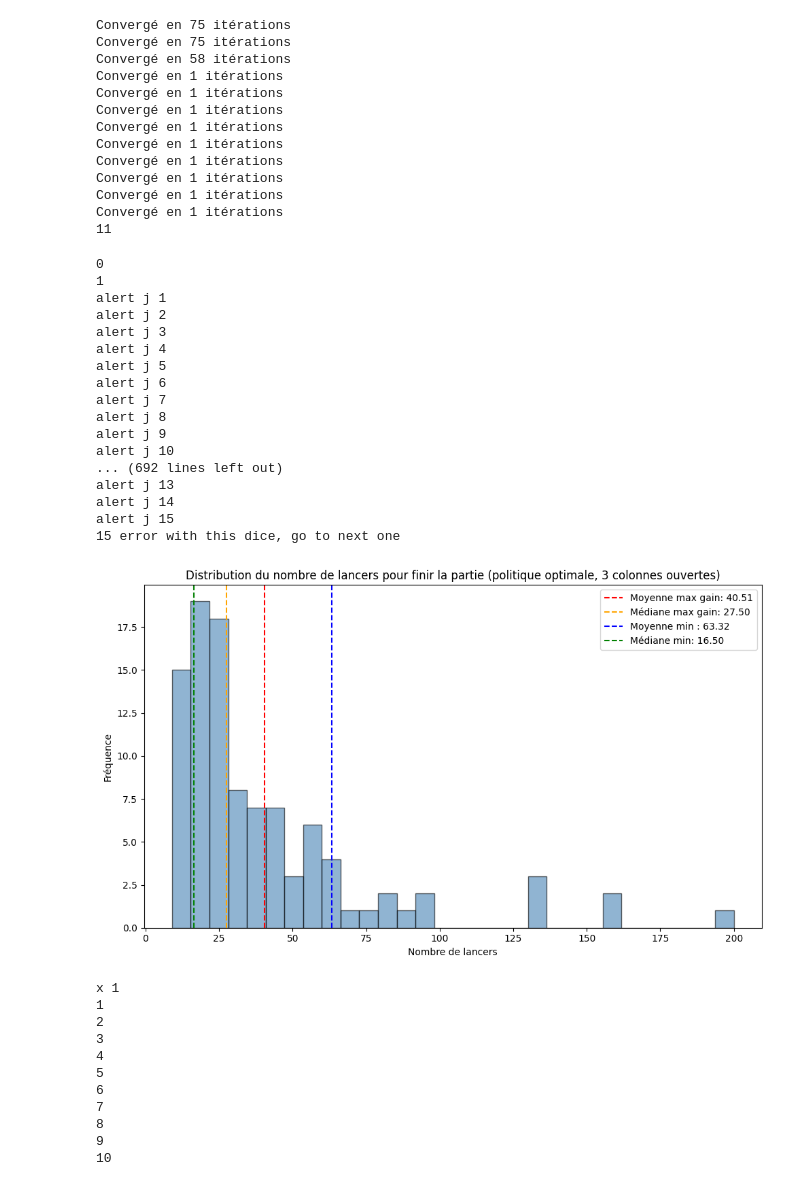
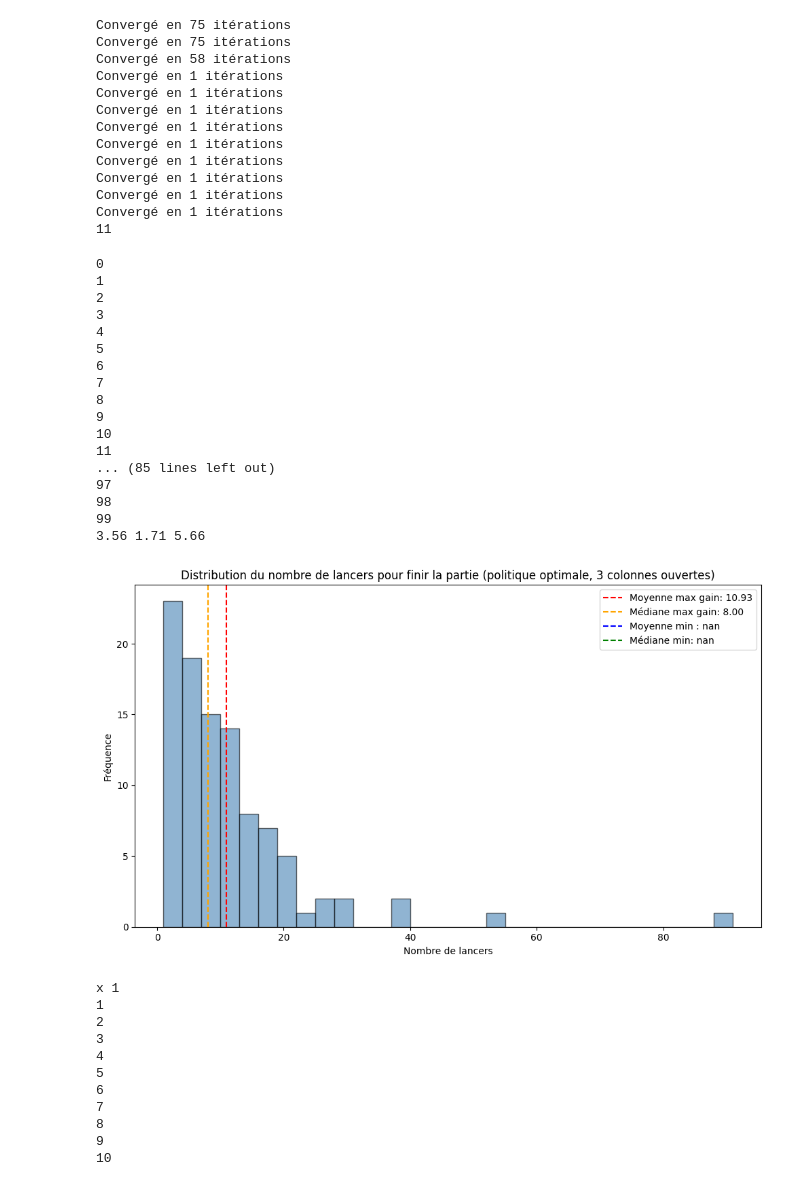
Before and after one commit to CamilleBernardB/Can-t-Stop-projet-IMI, a Jupyter notebook: 3 columns with numba.ipynb, the cells around one changed output. Drawn from its saved outputs; the diff is of its cells as text; code cells hidden in the pictures.

```diff
--- a/3 columns with numba.ipynb
+++ b/3 columns with numba.ipynb
@@ -393,6 +366,6 @@ def value_iteration(Nx, Ny, Nz, actions, prob_array, tol=1e-6, max_iter=100, x_b
 # %%
-N6, N7, N8 = 3, 7, 5
-OPEN = (2, 4, 11)
+N6, N7, N8 = 11, 13, 11
+OPEN = (6, 7, 8)
 actions, pair_array, prob_array = precompute_actions(OPEN)
-V, policy = value_iteration(N6, N7, N8, actions, prob_array)
+V = value_iteration(N6, N7, N8, actions, prob_array)
 print("Le gain optimal est :", V[0, 0, 0, 0, 0, 0])
@@ -639,7 +614,9 @@ def simulation_player_v1(lancers: list[list[tuple[int, int, int, int]]],
     alert_j, alert_i = 0,0
     V_max = Ns[col_3] + Ns[col_1] + Ns[col_2]
     _,policy = compute_V(Ns[col_1], Ns[col_2], Ns[col_3], actions, prob_array, V_max)
-    while x < Ns[col_1] and y < Ns[col_2] and z < Ns[col_3]: # stop if we finish the game
+    number_of_columns_closed = 0
+    n_to_finish_1, n_to_finish_2, n_to_finish_3 = 0,0,0
+    while x < Ns[col_1] or y < Ns[col_2] or z < Ns[col_3]: # stop if we finish the game
         i +=1
         #print(n_throw, j,i)
         if i == len(lancers[0]):
@@ -713,7 +690,21 @@ def simulation_player_v1(lancers: list[list[tuple[int, int, int, int]]],
                 if z == Ns[col_3] and z != z_stop:
                     z_stop = z
                 _,policy = compute_V(Ns[col_1], Ns[col_2], Ns[col_3], actions, prob_array, V_max, x_begin=x_stop, y_begin=y_stop, z_begin=z_stop)
-    return n_throw
+        if (x == Ns[col_1] or y == Ns[col_2] or y == Ns[col_3]) and number_of_columns_closed == 0:
+            number_of_columns_closed += 1
+            n_to_finish_1 = n_throw
+        if ((x == Ns[col_1] and (y == Ns[col_2] or z == Ns[col_3])) or (y == Ns[col_2] and z==Ns[col_3])) and number_of_columns_closed == 1:
+            n_to_finish_2 = n_throw - n_to_finish_1
+            number_of_columns_closed += 1
+            if verbose:
+                print("Second column closed !")
+        if (x == Ns[col_1] and y == Ns[col_2] and z == Ns[col_3]) :
+            number_of_columns_closed += 1
+            n_to_finish_3 = n_throw - n_to_finish_1 - n_to_finish_2
+            if verbose:
+                print("Third column closed !")
+    assert(n_throw == n_to_finish_1 + n_to_finish_2 + n_to_finish_3)
+    return n_throw, n_to_finish_1, n_to_finish_2, n_to_finish_3
 # %%
 V, policy = load_arrays()
 Ns = {6: 11, 7: 13, 8: 11}   # nombre de cases par colonne (à adapter)
@@ -748,55 +739,61 @@ Convergé en 1 itérations
 n_weight = []
 n = []
 n_min = []
-#Ns = {6: 11, 7: 13, 8: 11}
+n_1, n_2, n_3 = 0,0,0
+Ns = {6: 11, 7: 13, 8: 11}
 for k in range(100):
     print(k)
     #n_ = simulation_player_v_weight(lancers[k], Ns, actions, pair_array, 2, 4, 11, prob_chiffres, False)
-    n__ = simulation_player_v1(lancers[k], Ns, actions, pair_array, 2, 4, 11, False)
-    n_min.append(simulation_player_min_rolls(lancers[k], Ns, actions, pair_array, 2, 4, 11, False))
+    n__, n_to_finish_1, n_to_finish_2, n_to_finish_3 = simulation_player_v1(lancers[k], Ns, actions, pair_array, 6, 7, 8, False)
+    #n_min.append(simulation_player_min_rolls(lancers[k], Ns, actions, pair_array, 2, 4, 11, False))
     #n_weight.append(n_)
     if n__ >= 0:
         n.append(n__)
+        n_1 += n_to_finish_1
+        n_2 += n_to_finish_2
+        n_3 += n_to_finish_3
+
+print(n_1/100, n_2/100, n_3/100)
 
 import matplotlib.pyplot as plt
 
 plt.figure(figsize=(10, 6))
 plt.hist(n, bins=30, edgecolor='black', color='steelblue', alpha=0.6)
 #plt.hist(n_weight, bins=30, edgecolor='black', color='tomato', alpha=0.6)
 
 plt.axvline(np.mean(n), color='red', linestyle='--', linewidth=1.5, label=f'Moyenne max gain: {np.mean(n):.2f}')
 plt.axvline(np.median(n), color='orange', linestyle='--', linewidth=1.5, label=f'Médiane max gain: {np.median(n):.2f}')
 
 #plt.axvline(np.mean(n_weight), color='blue', linestyle='--', linewidth=1.5, label=f'Moyenne : {np.mean(n_weight):.2f}')
 #plt.axvline(np.median(n_weight), color='green', linestyle='--', linewidth=1.5, label=f'Médiane : {np.median(n_weight):.2f}')
 plt.axvline(np.mean(n_min), color='blue', linestyle='--', linewidth=1.5, label=f'Moyenne min : {np.mean(n_min):.2f}')
 plt.axvline(np.median(n_min), color='green', linestyle='--', linewidth=1.5, label=f'Médiane min: {np.median(n_min):.2f}')
 
 plt.xlabel("Nombre de lancers")
 plt.ylabel("Fréquence")
 plt.title("Distribution du nombre de lancers pour finir la partie (politique optimale, 3 colonnes ouvertes)")
 plt.legend()
 plt.tight_layout()
 plt.show()
 # %% [output]
 0
 1
-alert j 1
-alert j 2
-alert j 3
-alert j 4
-alert j 5
-alert j 6
-alert j 7
-alert j 8
-alert j 9
-alert j 10
-... (692 lines left out)
-alert j 13
-alert j 14
-alert j 15
-15 error with this dice, go to next one
+2
+3
+4
+5
+6
+7
+8
+9
+10
+11
+... (85 lines left out)
+97
+98
+99
+3.56 1.71 5.66
-[figure, old version]
+[figure, new version]
 # %%
 nb_rolls = np.zeros((Ns[6]+1, Ns[7]+1, Ns[8]+1))
 n_weight = []
```
Also changed, not shown: parts of 9 cells of this notebook.
